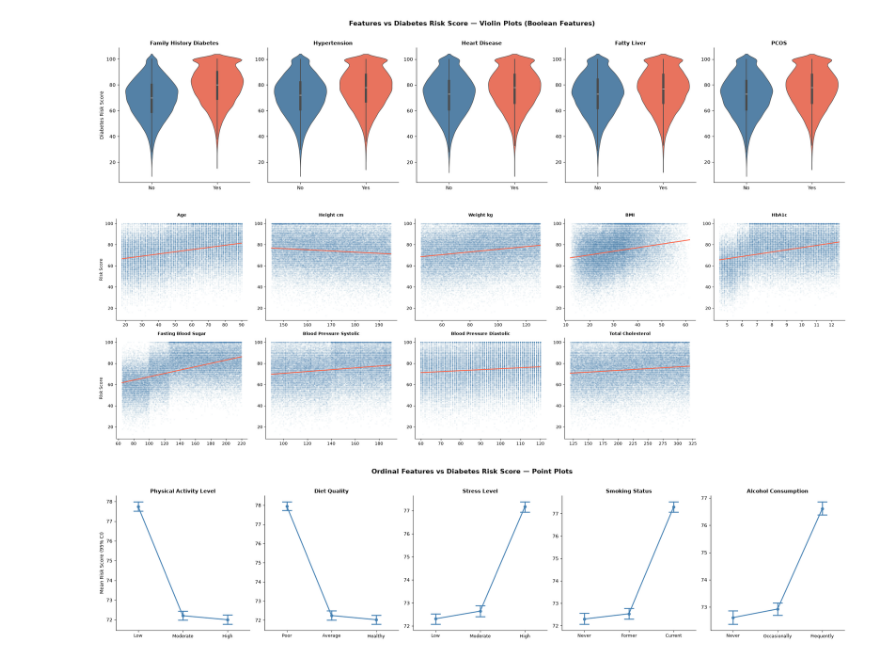
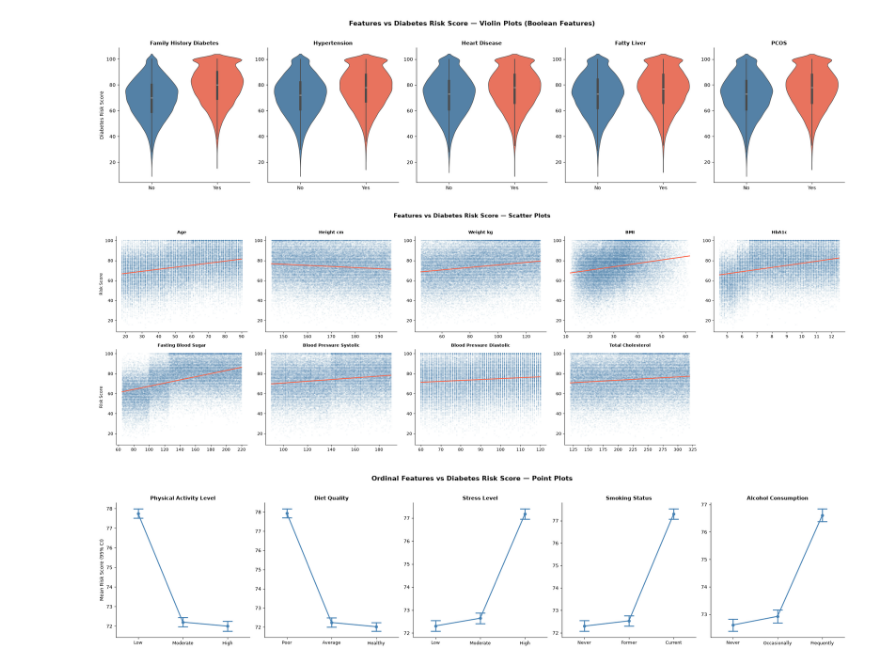
Before and after one commit to LeonardoTerra/Notebooks, a Jupyter notebook: ML Classifications/diabetes-risk-assessment.ipynb, the cells around one changed output. Cells and saved outputs as stored; diff of their text form; code cells hidden in the pictures.

Commit message:
Diabetes Risk Assessment

```diff
--- a/ML Classifications/diabetes-risk-assessment.ipynb
+++ b/ML Classifications/diabetes-risk-assessment.ipynb
@@ -379,35 +380,35 @@ axes1 = axes1.flatten()
 
 for i, feat in enumerate(all_scatter):
     ax = axes1[i]
     if feat in continuous_features:
         sns.regplot(
             data=df_ml, x=feat, y='Diabetes_Risk_Score', ax=ax,
             scatter_kws={'alpha': 0.03, 's': 5, 'color': 'steelblue'},
             line_kws={'color': 'tomato', 'linewidth': 2}
         )
     else:
         sns.stripplot(
             data=df_ml, x=feat, y='Diabetes_Risk_Score', ax=ax,
             alpha=0.05, size=3, color='steelblue', jitter=True
         )
         means = df_ml.groupby(feat)['Diabetes_Risk_Score'].mean()
         for x_pos, y_val in enumerate(means.values):
             ax.hlines(y_val, x_pos - 0.35, x_pos + 0.35,
                       colors='tomato', linewidths=2.5)
     ax.set_title(feat.replace('_', ' '), fontsize=10, fontweight='bold')
     ax.set_xlabel('')
     ax.set_ylabel('Risk Score' if i % n_cols == 0 else '')
 
 for j in range(i + 1, len(axes1)):
     axes1[j].set_visible(False)
 
-fig1.suptitle('Features vs Diabetes Risk Score — Scatter Plots',
+fig.suptitle('Features vs Diabetes Risk Score — Scatter Plots',
               fontsize=14, fontweight='bold', y=1.01)
 
 sns.despine()
 plt.tight_layout()
 # %% [output]
-[figure, old version]
+[figure, new version]
 # %%
 # Ordinal Features vs Diabetes Risk Score — Point Plots
 
```
Also changed, not shown: parts of 15 cells of this notebook.
